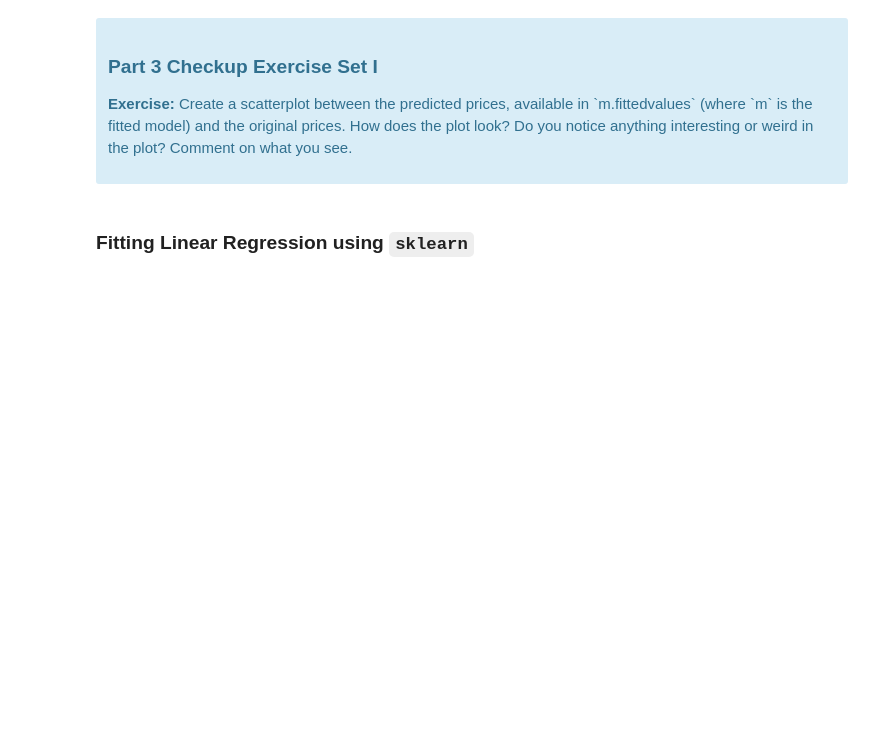
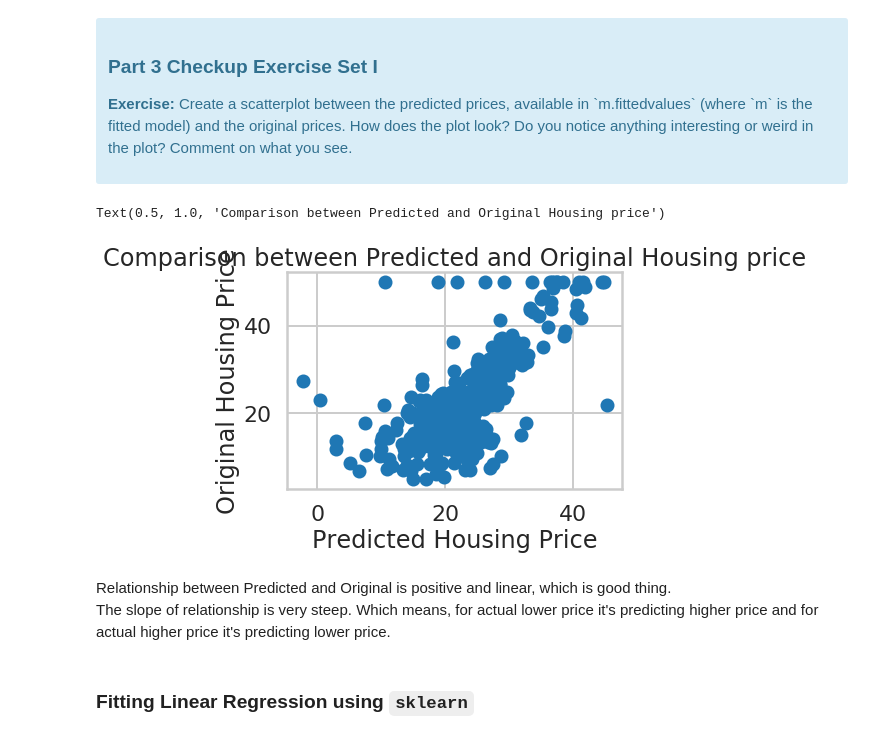
Before and after one commit to aliborji/springboard-mini-projects, a Jupyter notebook: linear_regression/Mini_Project_Linear_Regression.ipynb, the cells around one changed output. Cells and saved outputs as stored; diff of their text form; code cells hidden in the pictures; blank space fills up the shorter version.

```diff
--- a/linear_regression/Mini_Project_Linear_Regression.ipynb
+++ b/linear_regression/Mini_Project_Linear_Regression.ipynb
@@ -463,3 +461,15 @@ Let's see how our model actually fit our data. We can see below that there is a
+# %%
+# your turn
+plt.scatter(m.fittedvalues, bos.PRICE)
+plt.xlabel("Predicted Housing Price")
+plt.ylabel("Original Housing Price")
+plt.title("Comparison between Predicted and Original Housing price")
+# %% [output]
+Text(0.5, 1.0, 'Comparison between Predicted and Original Housing price')
+[figure, added]
+# %% [markdown]
+Relationship between Predicted and Original is positive and linear, which is good thing.<br>
+The slope of relationship is very steep. Which means, for actual lower price it's predicting higher price and for actual higher price it's predicting lower price.
 # %% [markdown]
 ### Fitting Linear Regression using `sklearn`
 # %%
```
Also changed, not shown: parts of 2 cells of this notebook.
